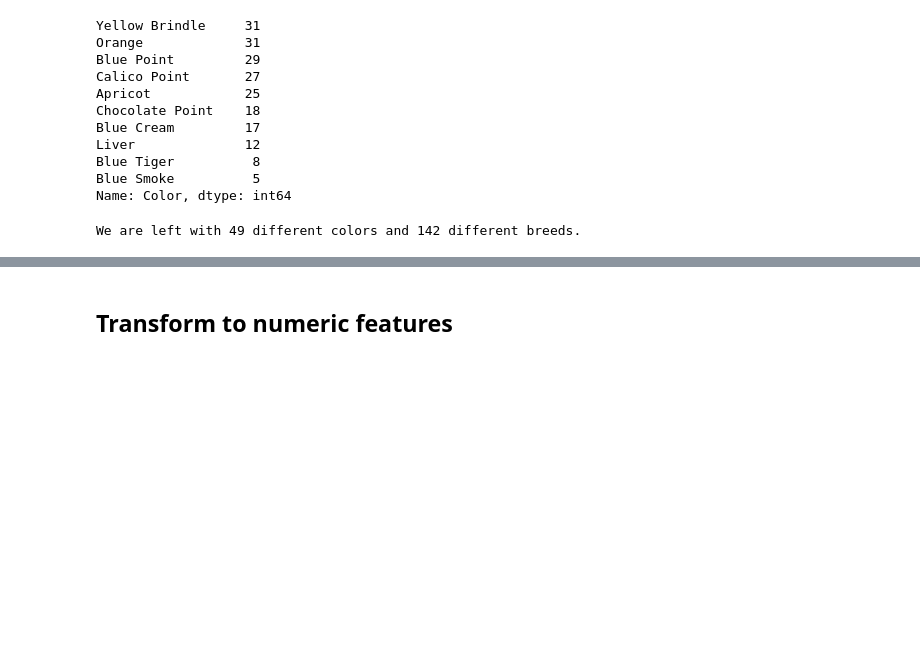
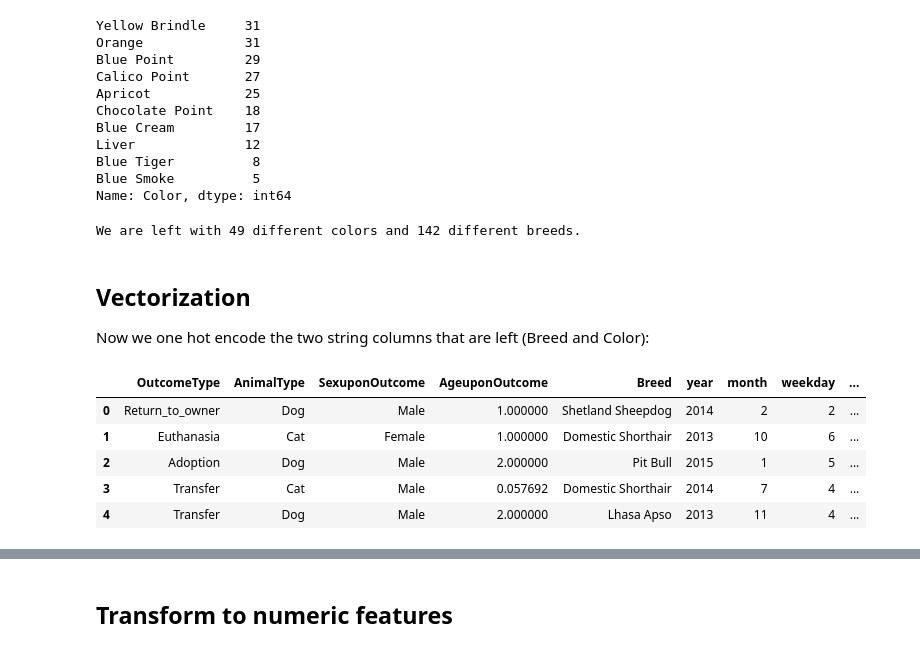
Before and after one commit to DavidSiegl/Animal-Shelter-Analysis, a Jupyter notebook: data_transformation.ipynb, the cells around one changed output, grey strips where cells are left out. Cells and saved outputs as stored; diff of their text form; code cells hidden in the pictures; blank space fills up the shorter version.

```diff
--- a/data_transformation.ipynb
+++ b/data_transformation.ipynb
@@ -457,3 +459,6 @@ Name: Color, dtype: int64
 print(f"We are left with {data_num.Color.nunique()} different colors and {data_num.Breed.nunique()} different breeds.")
 # %% [output]
 We are left with 49 different colors and 142 different breeds.
+# %% [markdown]
+## Vectorization
+Now we one hot encode the two string columns that are left (Breed and Color):
@@ -459,0 +473,11 @@ We are left with 49 different colors and 142 different breeds.
+# %%
+data_num = pd.concat([data_num, df_colors], axis=1)
+data_num = data_num.drop('Color', axis=1)
+data_num.head()
+# %% [output]
+|  | OutcomeType | AnimalType | SexuponOutcome | AgeuponOutcome | Breed | year | month | weekday | ... |
+| 0 | Return_to_owner | Dog | Male | 1.000000 | Shetland Sheepdog | 2014 | 2 | 2 | ... |
+| 1 | Euthanasia | Cat | Female | 1.000000 | Domestic Shorthair | 2013 | 10 | 6 | ... |
+| 2 | Adoption | Dog | Male | 2.000000 | Pit Bull | 2015 | 1 | 5 | ... |
+| 3 | Transfer | Cat | Male | 0.057692 | Domestic Shorthair | 2014 | 7 | 4 | ... |
+| 4 | Transfer | Dog | Male | 2.000000 | Lhasa Apso | 2013 | 11 | 4 | ... |
```
Also changed, not shown: parts of 12 cells of this notebook, 1 other file.
